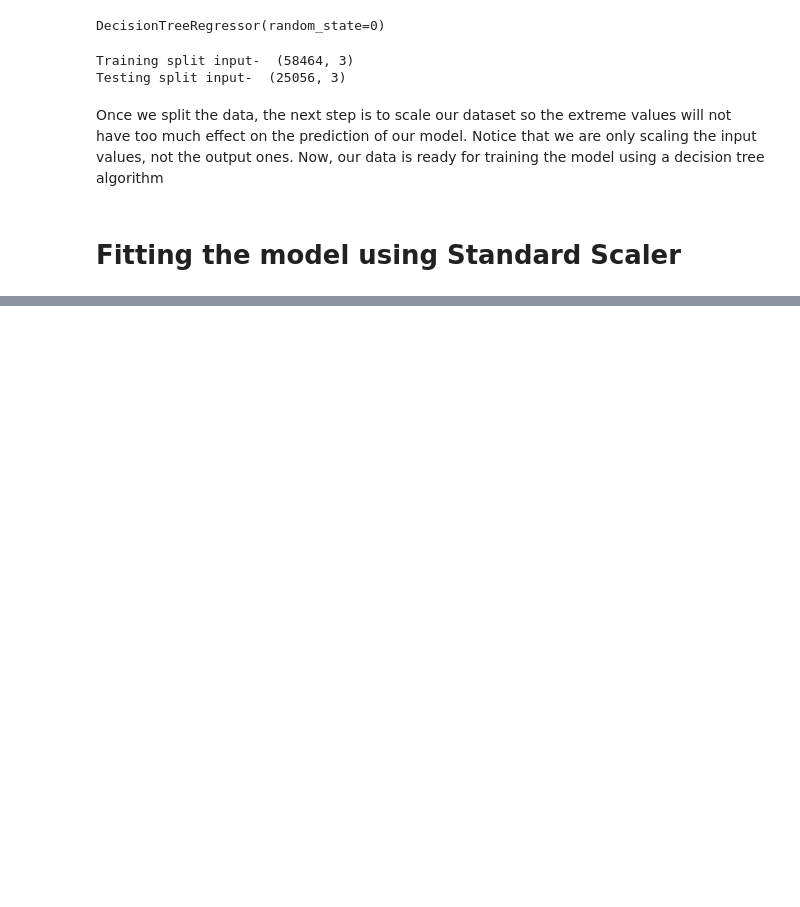
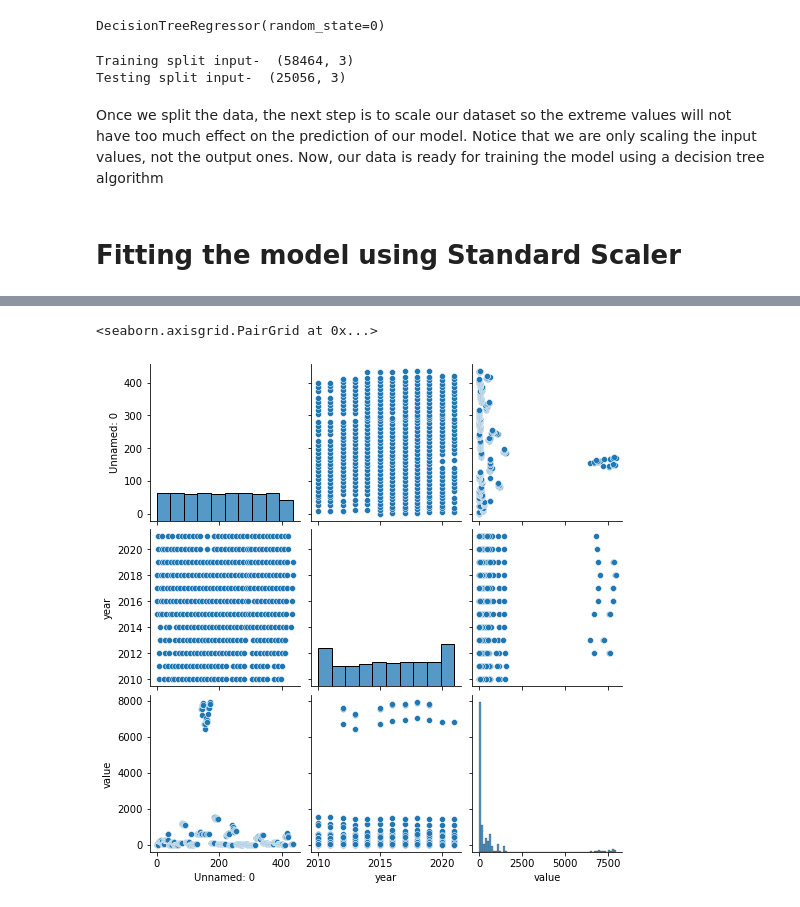
Before and after one commit to chrischukwuka2022/ca2-repo, a Jupyter notebook: Machine_Learning.ipynb, the cells around one changed output, grey strips where cells are left out. Drawn from its saved outputs; the diff is of its cells as text; code cells hidden in the pictures; blank space fills up the shorter version.

```diff
--- a/Machine_Learning.ipynb
+++ b/Machine_Learning.ipynb
@@ -1681,0 +1940,4 @@ X_test = sc.transform(X_test)
+# %%
+#Reading in Eu Crops dataset from between 2010 to 2020 8 actions 10 crop measurements and 139 crop types
+df_eudata = pd.read_csv('df_eumodels.csv')
+df_eudata.head()
@@ -1681,0 +1951,5 @@ X_test = sc.transform(X_test)
+# %%
+sns.pairplot(df_eudata)
+# %% [output]
+<seaborn.axisgrid.PairGrid at 0x...>
+[figure, added]
```
Also changed, not shown: parts of 114 cells of this notebook, 3 other files.
